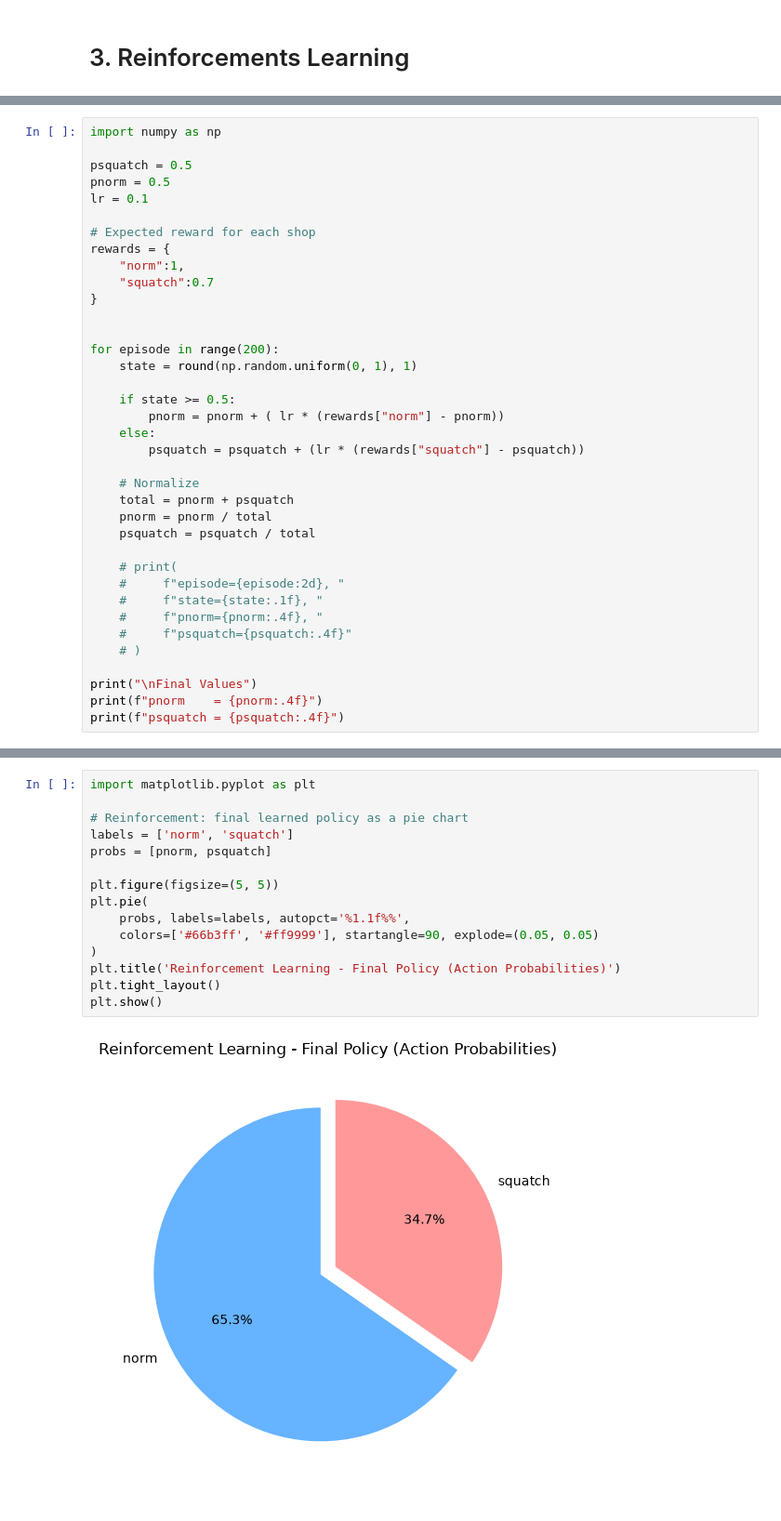
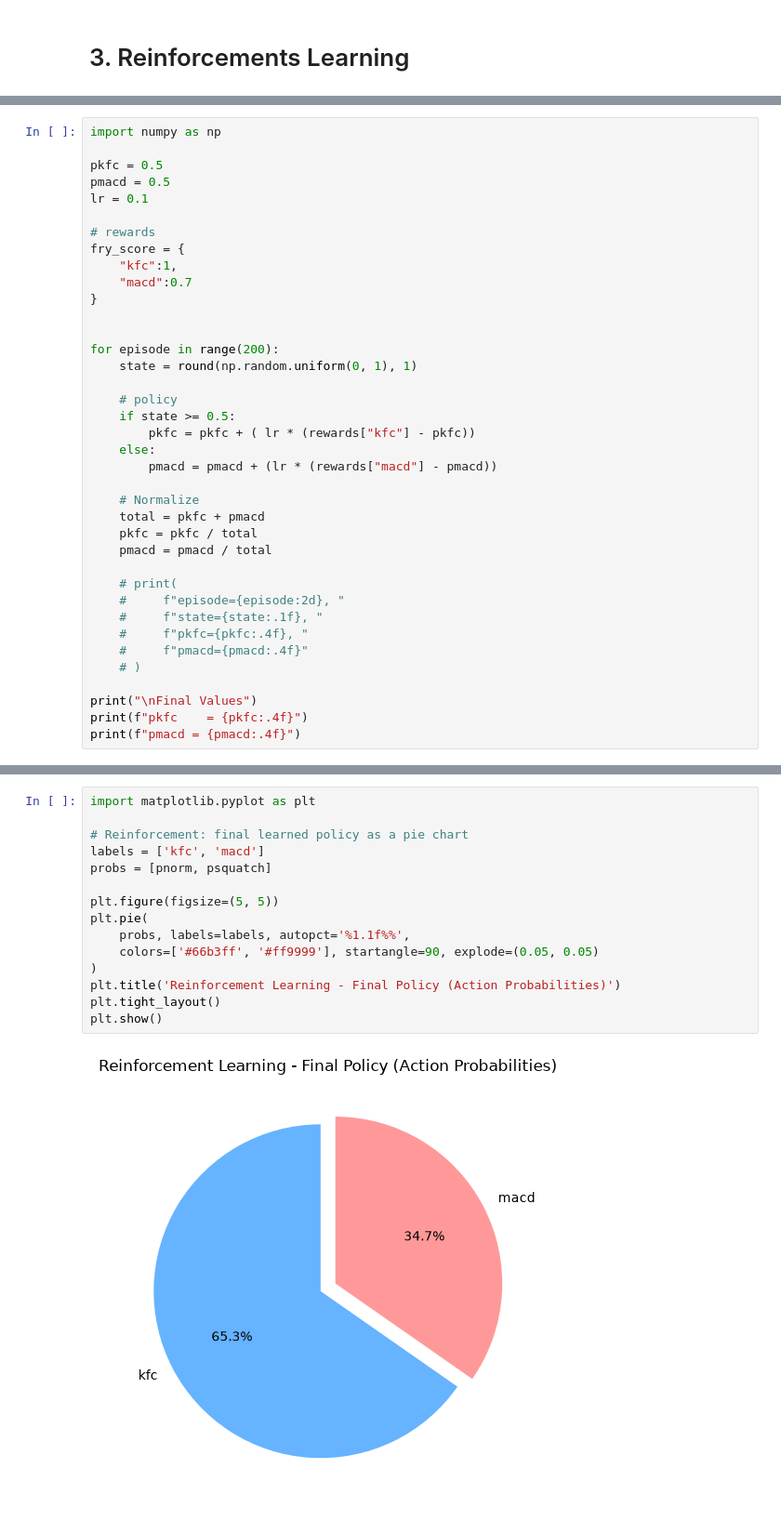
Before and after one commit to Rajavn6789/ml_learning, a Jupyter notebook: notebooks/supervised_unsupervised_reinforcement.ipynb, the cells around one changed output, grey strips where cells are left out. Shown at 93% size. Cells and saved outputs as stored; diff of their text form.

Commit message:
update env, rewards

```diff
--- a/notebooks/supervised_unsupervised_reinforcement.ipynb
+++ b/notebooks/supervised_unsupervised_reinforcement.ipynb
@@ -104,39 +109,40 @@ agent needs to visit the environment which we can explore and interact with. Pro
 # %%
 import numpy as np
 
-psquatch = 0.5
-pnorm = 0.5
+pkfc = 0.5
+pmacd = 0.5
 lr = 0.1
 
-# Expected reward for each shop
-rewards = {
-    "norm":1,
-    "squatch":0.7
+# rewards
+fry_score = {
+    "kfc":1,
+    "macd":0.7
 }
 
 
 for episode in range(200):
     state = round(np.random.uniform(0, 1), 1)
 
+    # policy
     if state >= 0.5:
-        pnorm = pnorm + ( lr * (rewards["norm"] - pnorm))
+        pkfc = pkfc + ( lr * (rewards["kfc"] - pkfc))
     else:
-        psquatch = psquatch + (lr * (rewards["squatch"] - psquatch))
+        pmacd = pmacd + (lr * (rewards["macd"] - pmacd))
 
     # Normalize
-    total = pnorm + psquatch
-    pnorm = pnorm / total
-    psquatch = psquatch / total
+    total = pkfc + pmacd
+    pkfc = pkfc / total
+    pmacd = pmacd / total
 
     # print(
     #     f"episode={episode:2d}, "
     #     f"state={state:.1f}, "
-    #     f"pnorm={pnorm:.4f}, "
-    #     f"psquatch={psquatch:.4f}"
+    #     f"pkfc={pkfc:.4f}, "
+    #     f"pmacd={pmacd:.4f}"
     # )
 
 print("\nFinal Values")
-print(f"pnorm    = {pnorm:.4f}")
-print(f"psquatch = {psquatch:.4f}")
+print(f"pkfc    = {pkfc:.4f}")
+print(f"pmacd = {pmacd:.4f}")
 # %% [output]
 Final Values
@@ -145,17 +151,17 @@ psquatch = 0.3469
 # %%
 import matplotlib.pyplot as plt
 
 # Reinforcement: final learned policy as a pie chart
-labels = ['norm', 'squatch']
+labels = ['kfc', 'macd']
 probs = [pnorm, psquatch]
 
 plt.figure(figsize=(5, 5))
 plt.pie(
     probs, labels=labels, autopct='%1.1f%%',
     colors=['#66b3ff', '#ff9999'], startangle=90, explode=(0.05, 0.05)
 )
 plt.title('Reinforcement Learning - Final Policy (Action Probabilities)')
 plt.tight_layout()
 plt.show()
 # %% [output]
-[figure, old version]
+[figure, new version]
```
Also changed, not shown: parts of 2 cells of this notebook.
